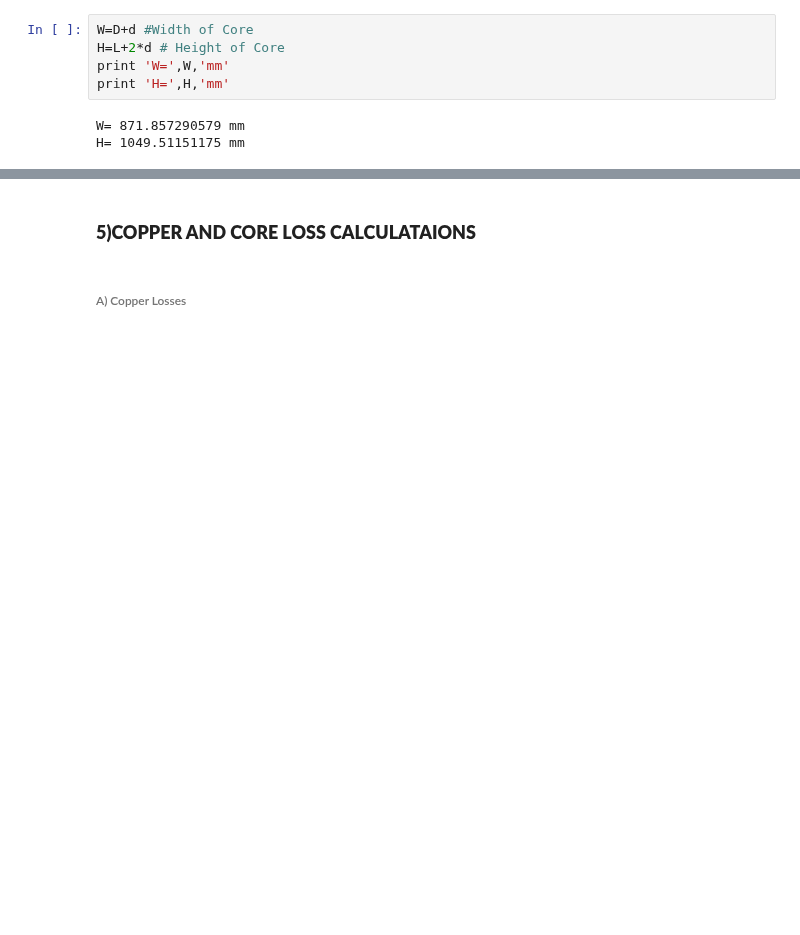
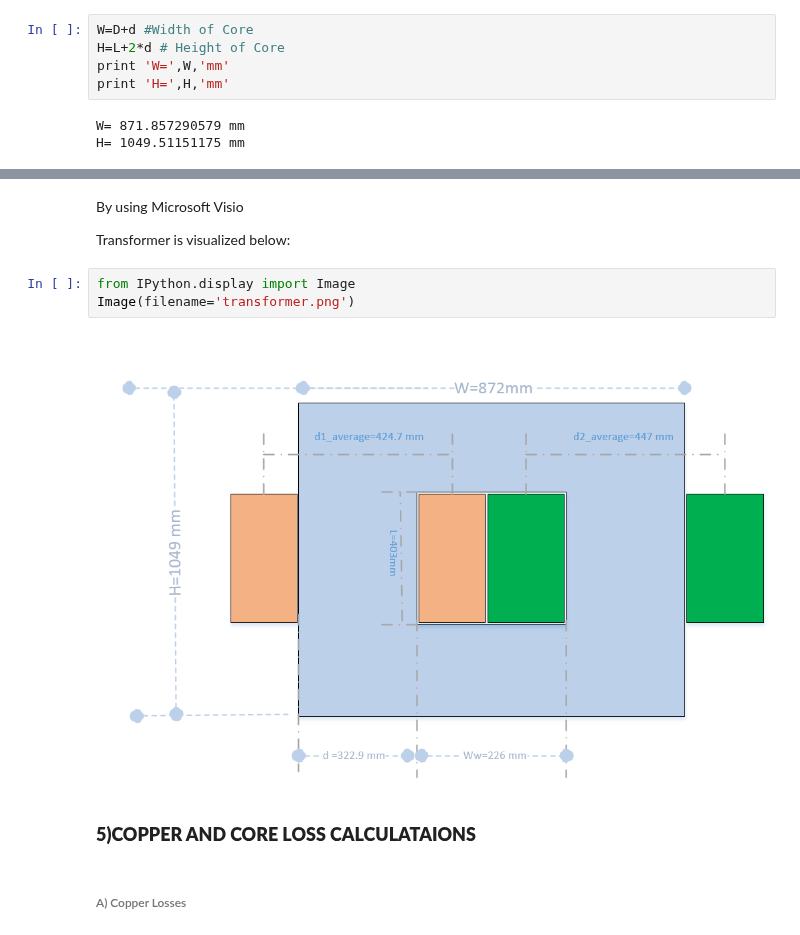
Before and after one commit to odtu/EE564, a Jupyter notebook: HVDC/berkince/HVDC Transformer Design.ipynb, the cells around one changed output, grey strips where cells are left out. Cells and saved outputs as stored; diff of their text form; blank space fills up the shorter version.

```diff
--- a/HVDC/berkince/HVDC Transformer Design.ipynb
+++ b/HVDC/berkince/HVDC Transformer Design.ipynb
@@ -219,3 +227,12 @@ H= 1049.51151175 mm
+# %% [markdown]
+By using Microsoft Visio
+
+Transformer is visualized below:
+# %%
+from IPython.display import Image
+Image(filename='transformer.png')
+# %% [output]
+[figure, added]
 # %% [markdown]
 ### **5)COPPER AND CORE LOSS CALCULATAIONS**
 # %% [markdown]
```
Also changed, not shown: parts of 9 cells of this notebook.
